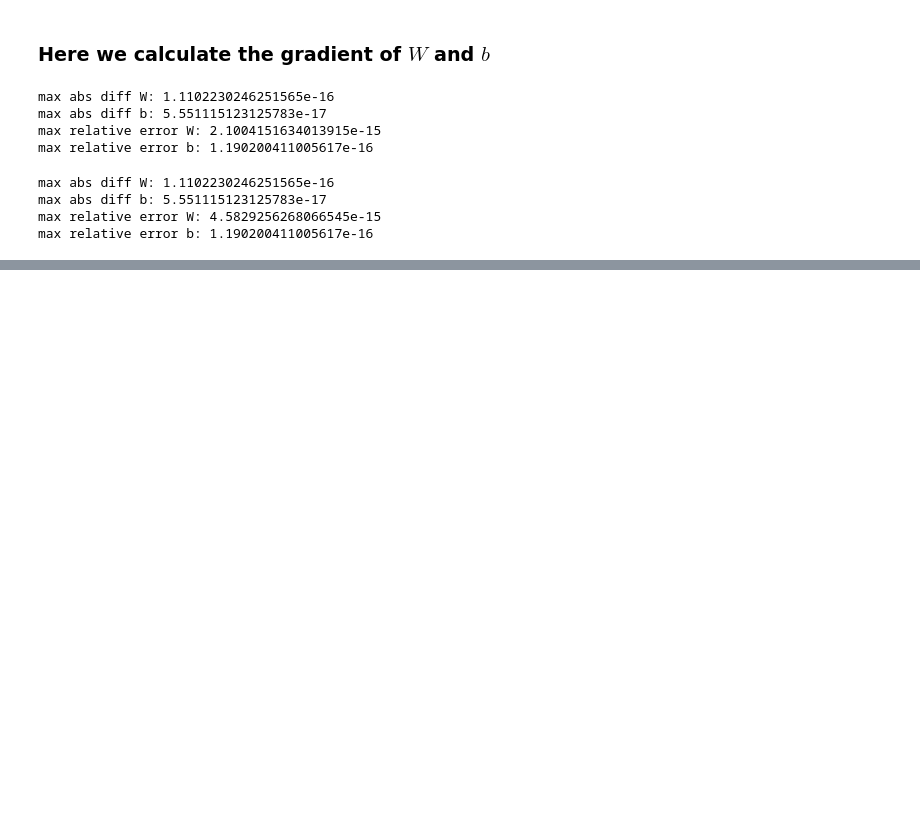
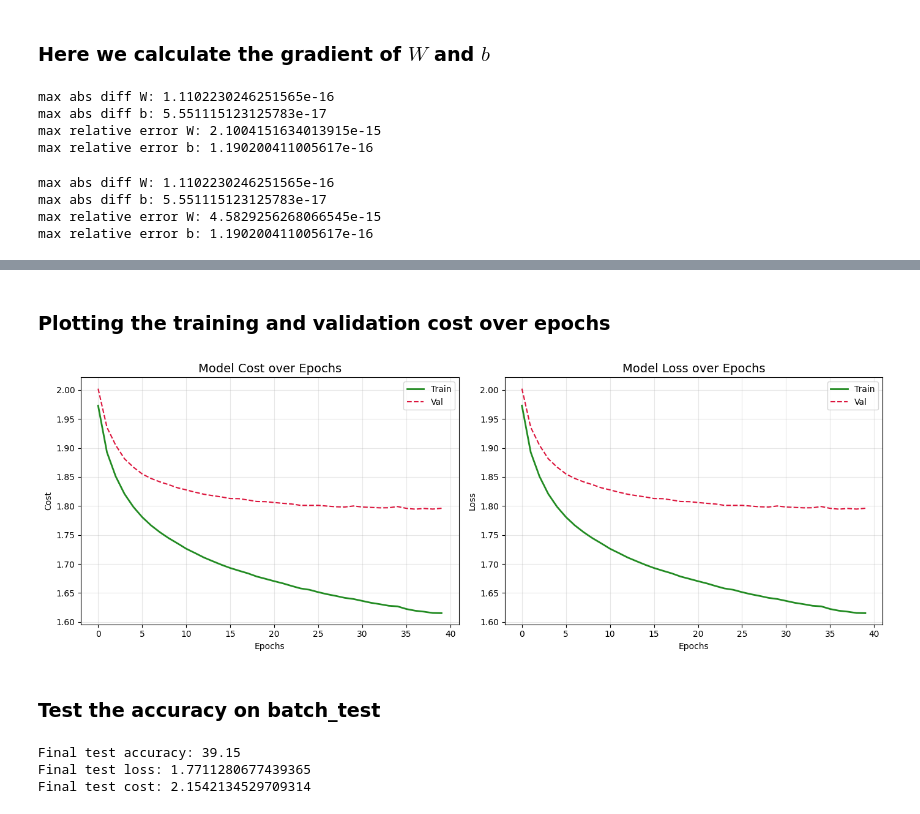
Before and after one commit to NeguseNegest/DD2424_Deep_Learning, a Jupyter notebook: Assignment_1/Assignment_1.ipynb, the cells around one changed output, grey strips where cells are left out. Drawn from its saved outputs; the diff is of its cells as text; code cells hidden in the pictures; blank space fills up the shorter version.

```diff
--- a/Assignment_1/Assignment_1.ipynb
+++ b/Assignment_1/Assignment_1.ipynb
@@ -229,0 +311,63 @@ max relative error b: 1.190200411005617e-16
+# %%
+GDparams = {
+    'n_batch': 100,
+    'eta': 0.001,
+    'n_epochs': 40
+}
+
+rng = np.random.default_rng(42)
+
+
+trained_net, history = MiniBatchGD(
+    X_train, Y_train, y_train,
+    X_validation, y_validation,
+    GDparams, network, lam=0.0, rng=rng
+)
+# %% [markdown]
+### Plotting the training and validation cost over epochs
+# %%
+
+
+fig, (ax1, ax2) = plt.subplots(1, 2, figsize=(14, 5))
+
+# Plot Cost
+ax1.plot(history['train_costs'], label='Train', color='forestgreen', lw=2)
+ax1.plot(history['val_costs'], label='Val', color='crimson', linestyle='--')
+ax1.set_title('Model Cost over Epochs', fontsize=14)
+ax1.set_xlabel('Epochs')
+ax1.set_ylabel('Cost')
+ax1.legend()
+ax1.grid(True, alpha=0.3)
+
+# Plot Loss
+ax2.plot(history['train_losses'], label='Train', color='forestgreen', lw=2)
+ax2.plot(history['val_losses'], label='Val', color='crimson', linestyle='--')
+ax2.set_title('Model Loss over Epochs', fontsize=14)
+ax2.set_xlabel('Epochs')
+ax2.set_ylabel('Loss')
+ax2.legend()
+ax2.grid(True, alpha=0.3)
+
+plt.tight_layout()
+plt.show()
+# %% [output]
+[figure, added]
+# %% [markdown]
+### Test the accuracy on batch_test
+# %%
+def EvaluateSet(X, y, network, lam):
+    P = ApplyNetwork(X, network)
+    acc = computeAccuracy(P, y)
+    loss = ComputeLoss(P, y)
+    cost = loss + lam * np.sum(network['W']**2)
+    return {"acc": acc, "loss": loss, "cost": cost}
+
+
+test_metrics = EvaluateSet(X_test, y_test, trained_net, lam)
+print("Final test accuracy:", test_metrics["acc"])
+print("Final test loss:", test_metrics["loss"])
+print("Final test cost:", test_metrics["cost"])
+# %% [output]
+Final test accuracy: 39.15
+Final test loss: 1.7711280677439365
+Final test cost: 2.1542134529709314
```
Also changed, not shown: parts of 7 cells of this notebook, 4 other files.
